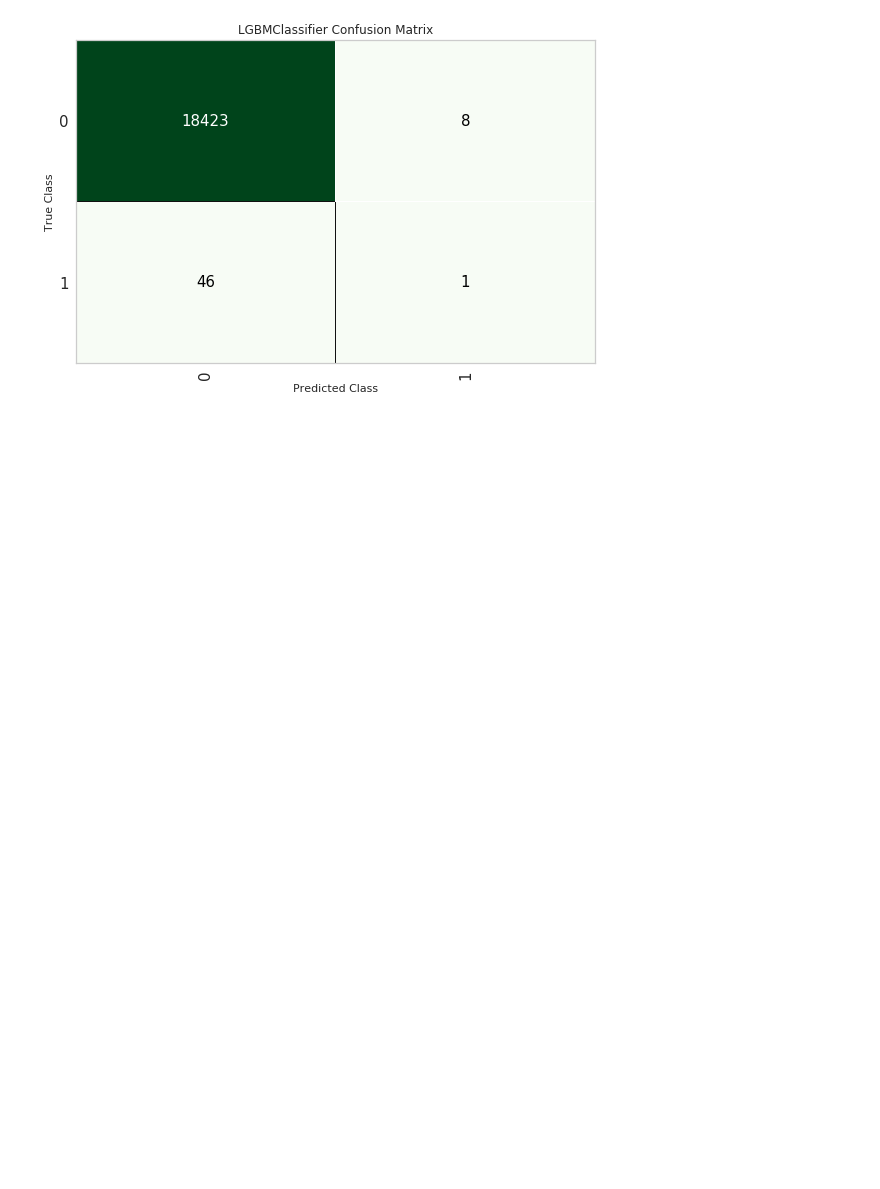
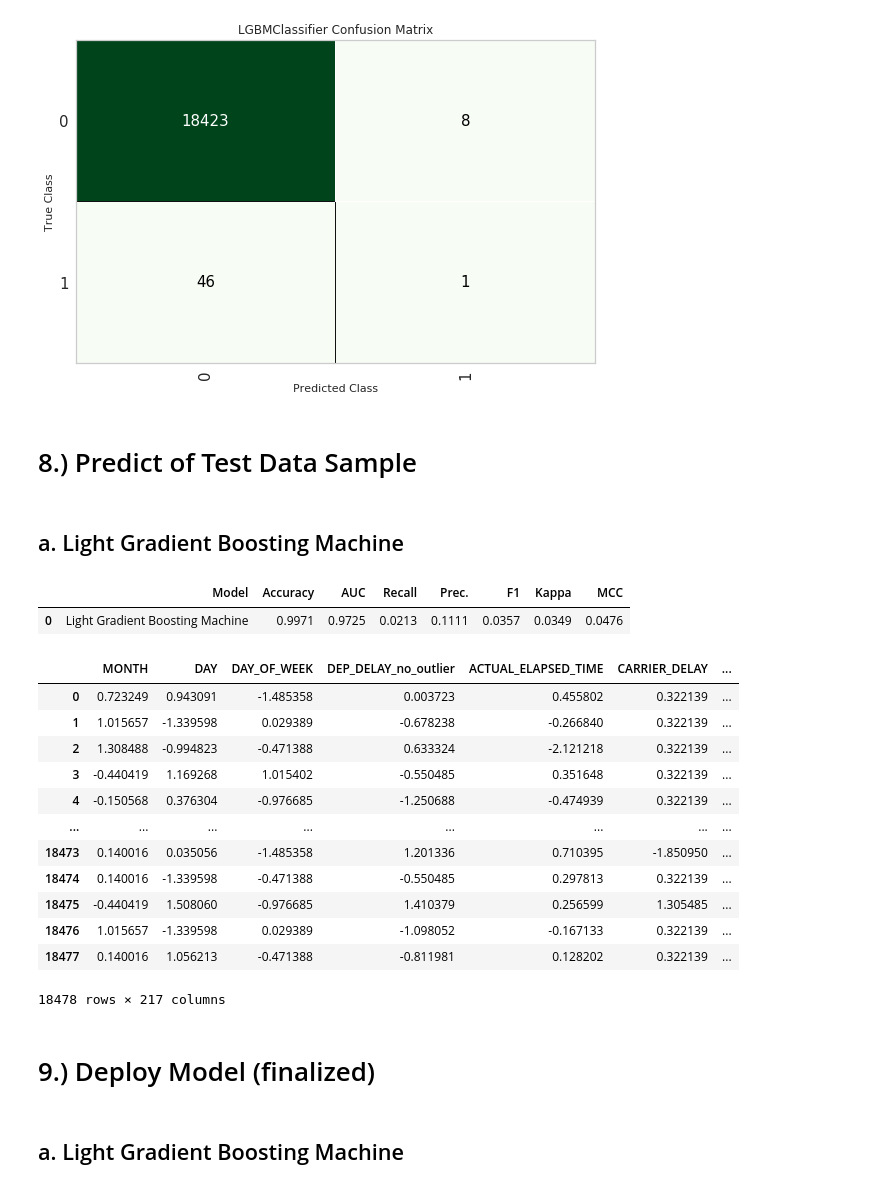
Before and after one commit to rtheman/sages, a Jupyter notebook: Flights_Delay_classification/Train_Model_AA.ipynb, the cells around one changed output. Cells and saved outputs as stored; diff of their text form; code cells hidden in the pictures; blank space fills up the shorter version.

Commit message:
up to Deploy Model `finalize_model()`

```diff
--- a/Flights_Delay_classification/Train_Model_AA.ipynb
+++ b/Flights_Delay_classification/Train_Model_AA.ipynb
@@ -379,3 +379,29 @@ plot_model(tuned_lightgbm, plot='feature')
 plot_model(tuned_lightgbm, plot = 'confusion_matrix')
 # %% [output]
 [figure]
+# %% [markdown]
+# 8.) Predict of Test Data Sample
+# %% [markdown]
+## a. Light Gradient Boosting Machine
+# %%
+predict_model(tuned_lightgbm)
+# %% [output]
+|  | Model | Accuracy | AUC | Recall | Prec. | F1 | Kappa | MCC |
+| 0 | Light Gradient Boosting Machine | 0.9971 | 0.9725 | 0.0213 | 0.1111 | 0.0357 | 0.0349 | 0.0476 |
+|  | MONTH | DAY | DAY_OF_WEEK | DEP_DELAY_no_outlier | ACTUAL_ELAPSED_TIME | CARRIER_DELAY | ... |
+| 0 | 0.723249 | 0.943091 | -1.485358 | 0.003723 | 0.455802 | 0.322139 | ... |
+| 1 | 1.015657 | -1.339598 | 0.029389 | -0.678238 | -0.266840 | 0.322139 | ... |
+| 2 | 1.308488 | -0.994823 | -0.471388 | 0.633324 | -2.121218 | 0.322139 | ... |
+| 3 | -0.440419 | 1.169268 | 1.015402 | -0.550485 | 0.351648 | 0.322139 | ... |
+| 4 | -0.150568 | 0.376304 | -0.976685 | -1.250688 | -0.474939 | 0.322139 | ... |
+| ... | ... | ... | ... | ... | ... | ... | ... |
+| 18473 | 0.140016 | 0.035056 | -1.485358 | 1.201336 | 0.710395 | -1.850950 | ... |
+| 18474 | 0.140016 | -1.339598 | -0.471388 | -0.550485 | 0.297813 | 0.322139 | ... |
+| 18475 | -0.440419 | 1.508060 | -0.976685 | 1.410379 | 0.256599 | 1.305485 | ... |
+| 18476 | 1.015657 | -1.339598 | 0.029389 | -1.098052 | -0.167133 | 0.322139 | ... |
+| 18477 | 0.140016 | 1.056213 | -0.471388 | -0.811981 | 0.128202 | 0.322139 | ... |
+18478 rows × 217 columns
+# %% [markdown]
+# 9.) Deploy Model (finalized)
+# %% [markdown]
+## a. Light Gradient Boosting Machine
```
Also changed, not shown: parts of 6 cells of this notebook.
